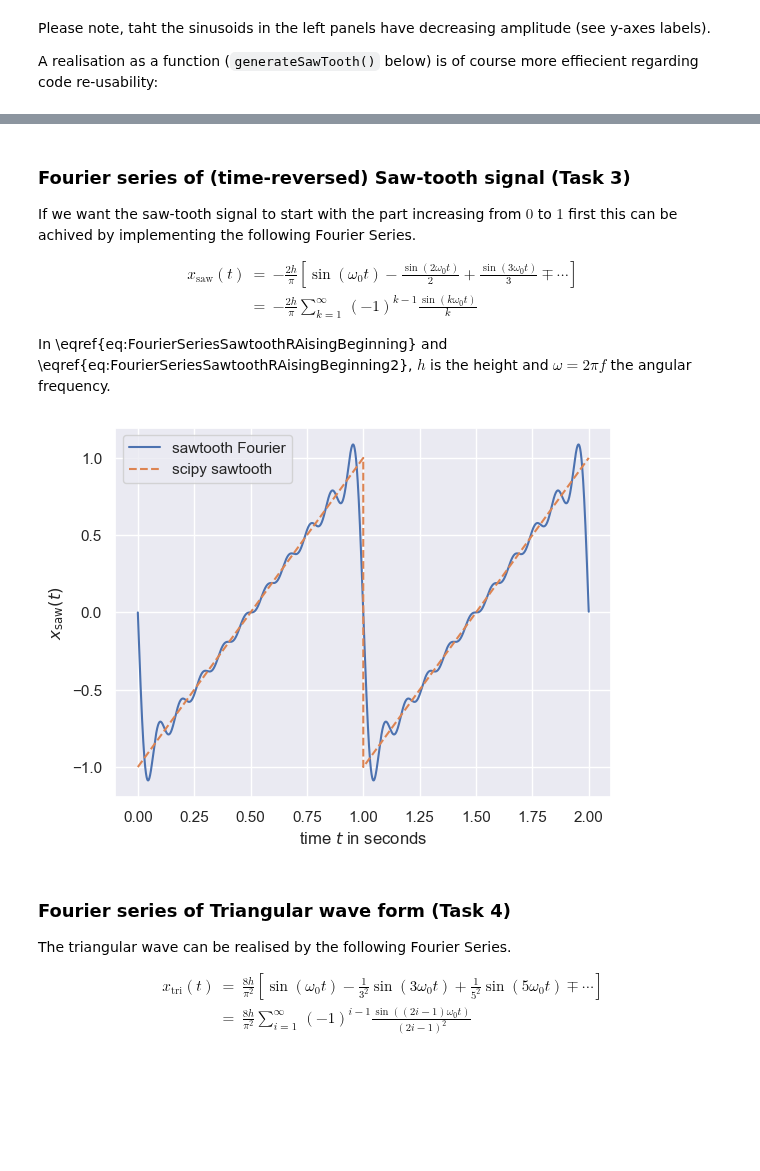
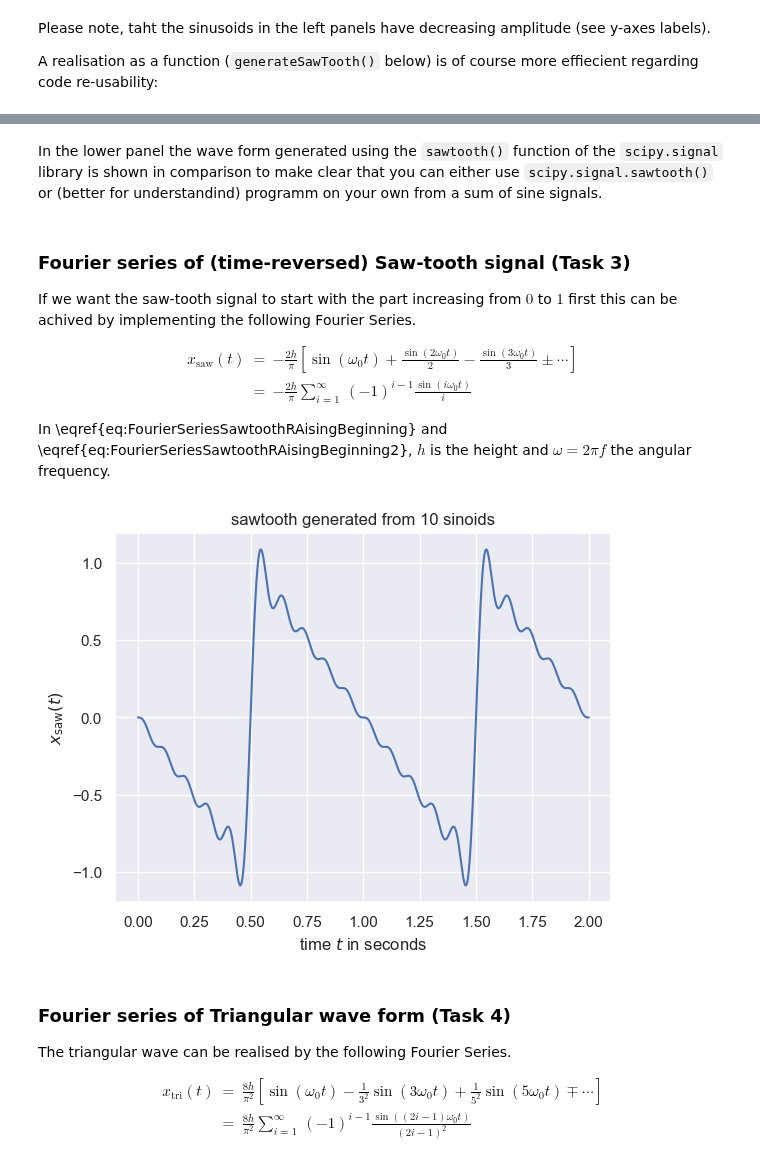
Before and after one commit to sap-shef/SpeechProcesssingLab, a Jupyter notebook: Lab-Sheet-Solutions/Lab-Sheet-4-Solution.ipynb, the cells around one changed output, grey strips where cells are left out. Drawn from its saved outputs; the diff is of its cells as text; code cells hidden in the pictures; blank space fills up the shorter version.

Commit message:
Sheet 4, fixed reverse sawtooth code

```diff
--- a/Lab-Sheet-Solutions/Lab-Sheet-4-Solution.ipynb
+++ b/Lab-Sheet-Solutions/Lab-Sheet-4-Solution.ipynb
@@ -184,7 +184,7 @@ Please note, taht the sinusoids in the left panels have decreasing amplitude (se
 
 A realisation as a function (`generateSawTooth()` below) is of course more effiecient regarding code re-usability:
 # %%
-def generateSawTooth(f0=2, length = 2, fs=8000, order=10, height=1):
+def generateSawTooth(f0=1, length = 2, fs=8000, order=10, height=1):
     """
     Return a saw-tooth signal with given parameters.
 
@@ -212,24 +212,32 @@ def generateSawTooth(f0=2, length = 2, fs=8000, order=10, height=1):
 
     t=np.arange(0,length,1/fs) # time vector
     sum = np.zeros(len(t))
-    for ii in range(order):
-        jj=ii+1
-        sum += np.sin(2*np.pi*jj*f0*t)/jj
+    for ii in range(1,order+1):
+        sum += np.sin(2*np.pi*ii*f0*t)/ii
     return 2*height*sum/np.pi, t
 
 # generate a sawtooth signal composed of 10 sinusoids
-saw,t = generateSawTooth(order=10)
+f0 = 2 # signal frequency in Hz
+saw,t = generateSawTooth(f0=f0,order=10)
 plt.subplot(2,1,1)
 plt.plot(t,saw)
 plt.xlabel('time $t$ in seconds');
 plt.title('Saw-tooth signal generated from 10 sinusoids')
 
 # generate a sawtooth signal composed of 100 sinusoids
-saw,t = generateSawTooth(order=100)
+saw,t = generateSawTooth(f0=f0,order=100)
 plt.subplot(2,1,2)
-plt.plot(t,saw)
+plt.plot(t,saw,label='sawtooth Fourier')
 plt.xlabel('time $t$ in seconds');
-plt.title('Saw-tooth signal generated from 10 sinusoids')
+plt.title('Saw-tooth signal generated from 100 sinusoids')
+
+# compare to the sawtooth signal generated by scipy
+# the multiplication with -1 just flips the sawtooth to plot it
+# fitting to what we just generated
+saw_scipy = -1 * sig.sawtooth(2 * np.pi * f0 * t)
+
+plt.plot(t, saw_scipy, '--', label='scipy sawtooth');
+plt.legend();
 
 plt.tight_layout() # this allowes for some space for the title text.
 # %% [output]
@@ -237,3 +245,5 @@ plt.tight_layout() # this allowes for some space for the title text.
+# %% [markdown]
+In the lower panel the wave form generated using the `sawtooth()` function of the `scipy.signal` library is shown in comparison to make clear that you can either use `scipy.signal.sawtooth()` or (better for understandind) programm on your own from a sum of sine signals.
 # %% [markdown]
 ### Fourier series of (time-reversed) Saw-tooth signal (Task 3)
 
@@ -241,9 +251,9 @@ If we want the saw-tooth signal to start with the part increasing from $0$ to $1
 
 \begin{eqnarray*}
 \label{eq:FourierSeriesSawtoothRAisingBeginning}
-x_{\mathrm{saw}}(t) &=& -\frac{2h}{\pi}\left[\sin(\omega_0t)-\frac{\sin(2\omega_0t)}{2}+\frac{\sin(3\omega_0t)}{3}\mp \cdots\right]\tag{5}\\
+x_{\mathrm{saw}}(t) &=& -\frac{2h}{\pi}\left[\sin(\omega_0t)+\frac{\sin(2\omega_0t)}{2}-\frac{\sin(3\omega_0t)}{3} \pm \cdots\right]\tag{5}\\
 \label{eq:FourierSeriesSawtoothRAisingBeginning2}
- &=& -\frac{2h}{\pi} \sum_{k=1}^{\infty}\,(-1)^{k-1}\frac{\sin(k\omega_0t)}{k}\tag{6}
+ &=& -\frac{2h}{\pi} \sum_{i=1}^{\infty}\,(-1)^{i-1}\frac{\sin(i\omega_0t)}{i}\tag{6}
 \end{eqnarray*}
 
 In \eqref{eq:FourierSeriesSawtoothRAisingBeginning} and \eqref{eq:FourierSeriesSawtoothRAisingBeginning2}, $h$ is the height and $\omega = 2 \pi f$ the angular frequency.
@@ -256,42 +266,37 @@ def generateSawTooth2(f0=1, length = 2, fs=8000, order=10, height=1):
     ----------
     f0 : float, optional
         fundamental frequency $f_0$ of the signal to be generated,
         default: 1 Hz
     length : float, optional
         length of the signal to be generated, default: 2 sec.
     fs : float, optional
         sampling frequency $f_s$, default: 8000 Hz
     order : int, optional
         number of sinosuids to approximate saw-tooth, default: 10
 
     Returns
     -------
     sawTooth
         generated sawtooth signal
     t
         matching time vector
     """
     t=np.arange(0,length,1/fs)  # time vector
     sawTooth = np.zeros(len(t)) # pre-allocate variable with zeros
     for ii in range(1,order+1):
         sign = 2*(ii % 2) - 1# create alternating sign
-        sawTooth += np.sin(2*np.pi*ii*f0*t)/ii
+        sawTooth +=  sign * np.sin(2*np.pi*ii*f0*t)/ii
         #print(str(ii)+': adding ' + str(sign) + ' sin(2 $\pi$ '+str(ii*f0)+' Hz t)')
     return -2*height/np.pi*sawTooth, t
 
 f0=1
 saw2,t = generateSawTooth2(f0)
-plt.plot(t,saw2,label='sawtooth Fourier')
+plt.plot(t,saw2)
 plt.ylabel('$x_{\mathrm{saw}}(t)$')
 plt.xlabel('time $t$ in seconds');
-
-# compare to the sawtooth signal generated by scipy
-saw_scipy = sig.sawtooth(2 * np.pi * f0 * t)
-
-plt.plot(t, saw_scipy, '--', label='scipy sawtooth');
-plt.legend();
+plt.title('sawtooth generated from 10 sinoids');
 # %% [output]
-[figure, old version]
+[figure, new version]
 # %% [markdown]
 ### Fourier series of Triangular wave form (Task 4)
 
```
Also changed, not shown: parts of 5 cells of this notebook.
